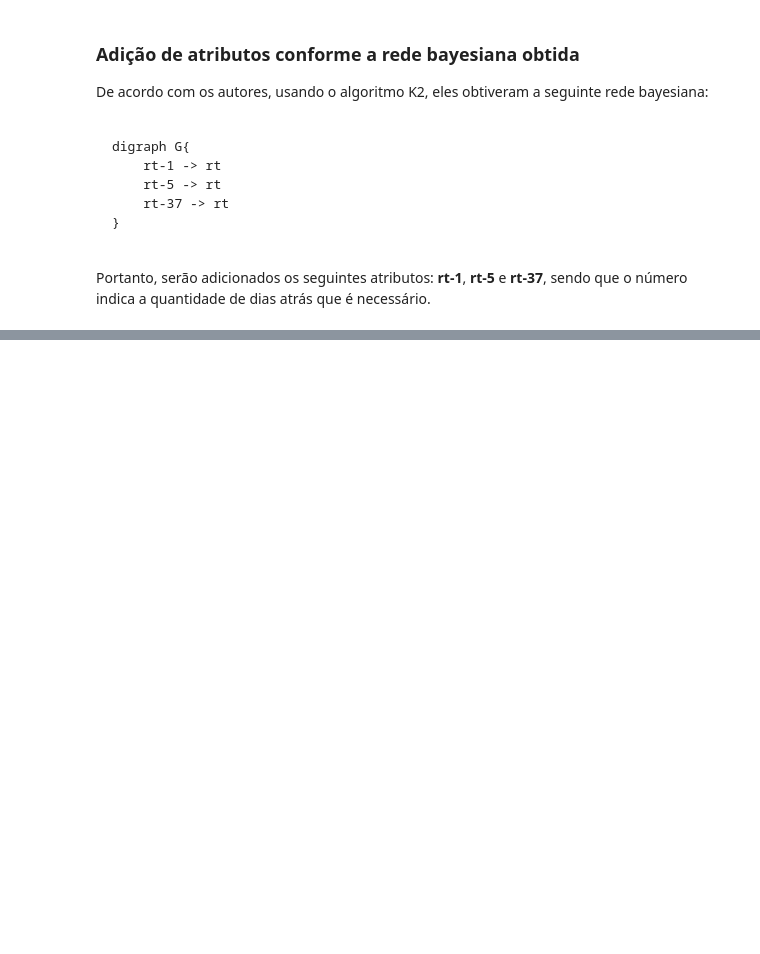
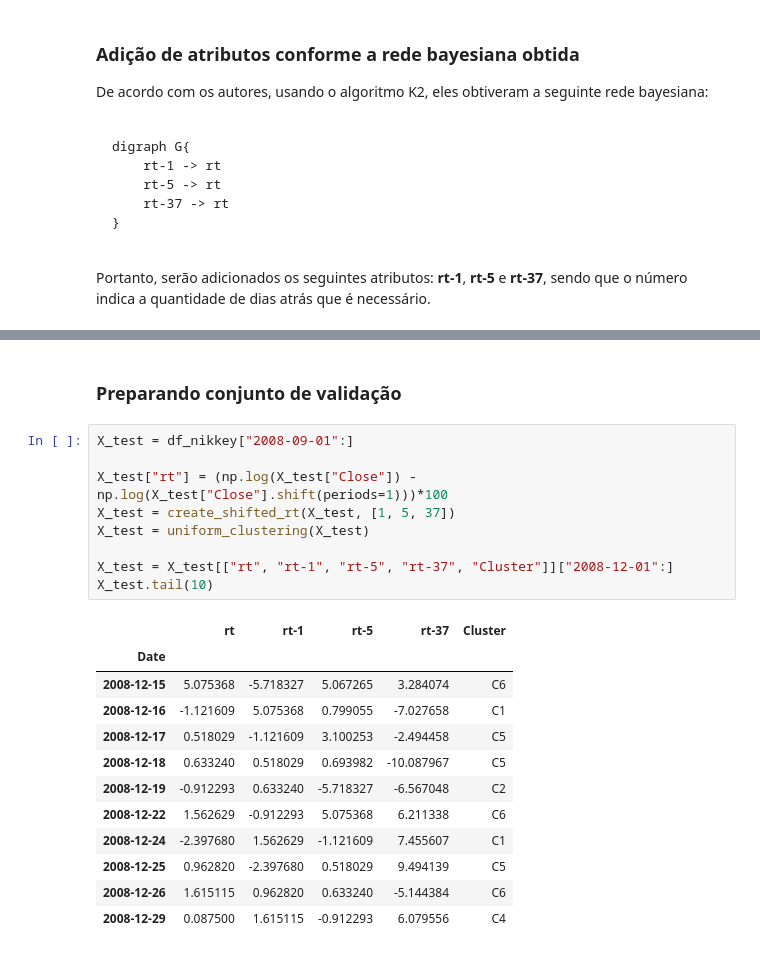
Before and after one commit to cafe-com-analytics/stock_market_index_daily_direction, a Jupyter notebook: notebooks/01_reproducing_paper.ipynb, the cells around one changed output, grey strips where cells are left out. Drawn from its saved outputs; the diff is of its cells as text; blank space fills up the shorter version.

```diff
--- a/notebooks/01_reproducing_paper.ipynb
+++ b/notebooks/01_reproducing_paper.ipynb
@@ -179,0 +189,24 @@ X_train["1985-02-22":].head(10)
+# %% [markdown]
+### Preparando conjunto de validação
+# %%
+X_test = df_nikkey["2008-09-01":]
+
+X_test["rt"] = (np.log(X_test["Close"]) - np.log(X_test["Close"].shift(periods=1)))*100
+X_test = create_shifted_rt(X_test, [1, 5, 37])
+X_test = uniform_clustering(X_test)
+
+X_test = X_test[["rt", "rt-1", "rt-5", "rt-37", "Cluster"]]["2008-12-01":]
+X_test.tail(10)
+# %% [output]
+|  | rt | rt-1 | rt-5 | rt-37 | Cluster |
+| Date |  |  |  |  |  |
+| 2008-12-15 | 5.075368 | -5.718327 | 5.067265 | 3.284074 | C6 |
+| 2008-12-16 | -1.121609 | 5.075368 | 0.799055 | -7.027658 | C1 |
+| 2008-12-17 | 0.518029 | -1.121609 | 3.100253 | -2.494458 | C5 |
+| 2008-12-18 | 0.633240 | 0.518029 | 0.693982 | -10.087967 | C5 |
+| 2008-12-19 | -0.912293 | 0.633240 | -5.718327 | -6.567048 | C2 |
+| 2008-12-22 | 1.562629 | -0.912293 | 5.075368 | 6.211338 | C6 |
+| 2008-12-24 | -2.397680 | 1.562629 | -1.121609 | 7.455607 | C1 |
+| 2008-12-25 | 0.962820 | -2.397680 | 0.518029 | 9.494139 | C5 |
+| 2008-12-26 | 1.615115 | 0.962820 | 0.633240 | -5.144384 | C6 |
+| 2008-12-29 | 0.087500 | 1.615115 | -0.912293 | 6.079556 | C4 |
```
Also changed, not shown: parts of 9 cells of this notebook.
